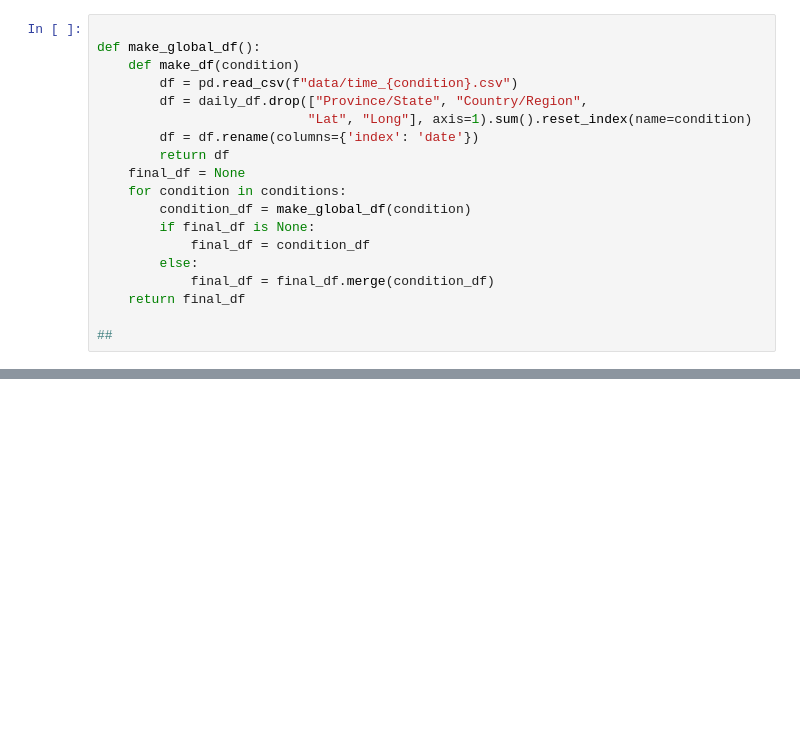
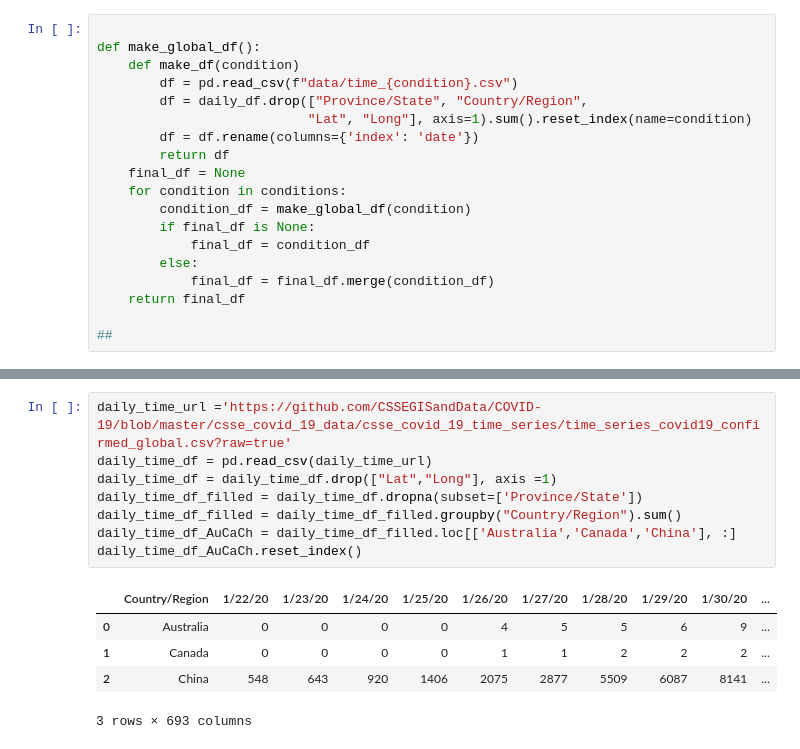
Before and after one commit to YumYumYumi/corona-dashboard, a Jupyter notebook: Learning Pandas.ipynb, the cells around one changed output, grey strips where cells are left out. Saved outputs shown, nothing was run; the diff lists cells and outputs as text; blank space fills up the shorter version.

```diff
--- a/Learning Pandas.ipynb
+++ b/Learning Pandas.ipynb
@@ -188,0 +539,14 @@ def make_global_df():
+# %%
+daily_time_url ='https://github.com/CSSEGISandData/COVID-19/blob/master/csse_covid_19_data/csse_covid_19_time_series/time_series_covid19_confirmed_global.csv?raw=true'
+daily_time_df = pd.read_csv(daily_time_url)
+daily_time_df = daily_time_df.drop(["Lat","Long"], axis =1)
+daily_time_df_filled = daily_time_df.dropna(subset=['Province/State'])
+daily_time_df_filled = daily_time_df_filled.groupby("Country/Region").sum()
+daily_time_df_AuCaCh = daily_time_df_filled.loc[['Australia','Canada','China'], :]
+daily_time_df_AuCaCh.reset_index()
+# %% [output]
+|  | Country/Region | 1/22/20 | 1/23/20 | 1/24/20 | 1/25/20 | 1/26/20 | 1/27/20 | 1/28/20 | 1/29/20 | 1/30/20 | ... |
+| 0 | Australia | 0 | 0 | 0 | 0 | 4 | 5 | 5 | 6 | 9 | ... |
+| 1 | Canada | 0 | 0 | 0 | 0 | 1 | 1 | 2 | 2 | 2 | ... |
+| 2 | China | 548 | 643 | 920 | 1406 | 2075 | 2877 | 5509 | 6087 | 8141 | ... |
+3 rows × 693 columns
```
Also changed, not shown: parts of 26 cells of this notebook, 7 other files.
